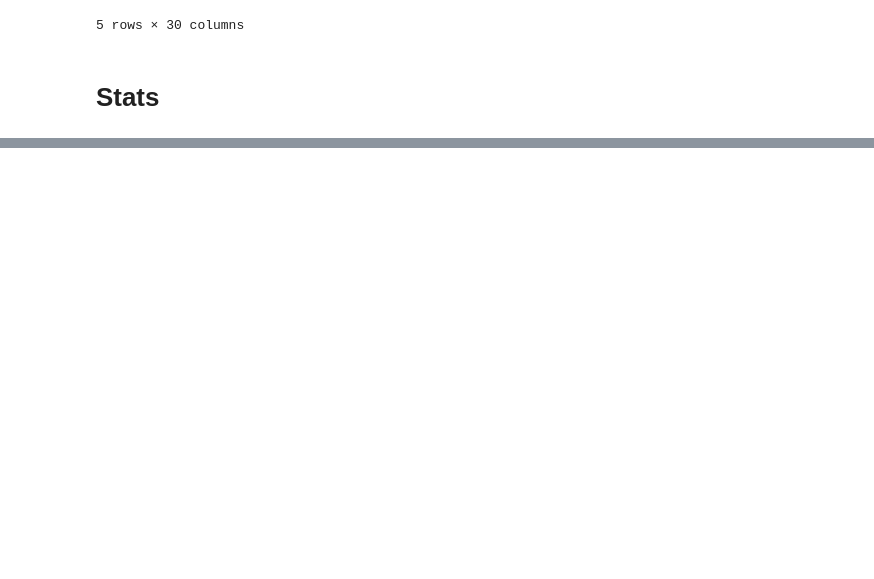
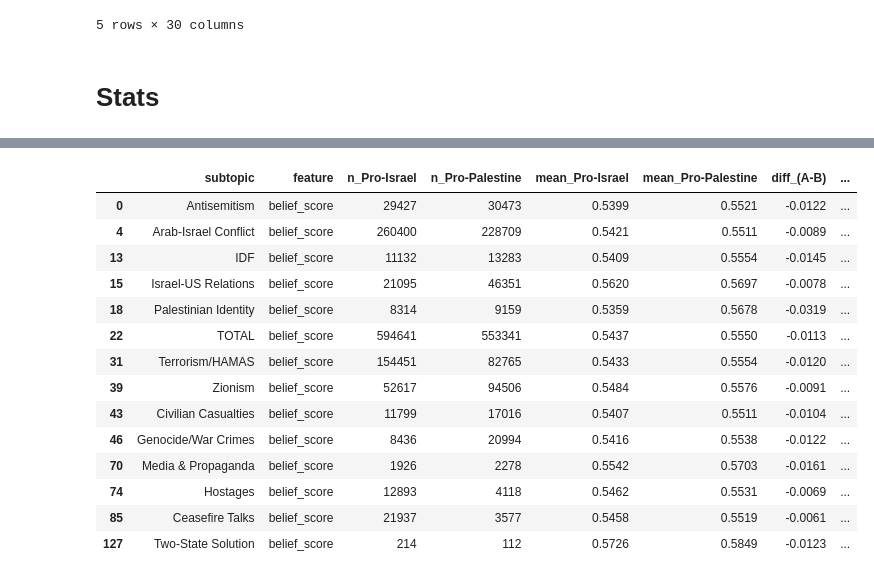
Before and after one commit to shaharoded/Israel-Palestine-War-Reddit-Analysis, a Jupyter notebook: StatisticalSignificance.ipynb, the cells around one changed output, grey strips where cells are left out. Saved outputs shown, nothing was run; the diff lists cells and outputs as text; code cells hidden in the pictures; blank space fills up the shorter version.

```diff
--- a/StatisticalSignificance.ipynb
+++ b/StatisticalSignificance.ipynb
@@ -162,3 +162,21 @@ Welch t-tests (Pro-Israel vs Pro-Palestine) by subtopic (including TOTAL).
 | 151 | IDF | score | 11132 | 13283 | 17.6918 | 18.4567 | -0.7649 | ... |
 | 152 | Two-State Solution | obscene | 214 | 112 | 0.0691 | 0.0684 | 0.0007 | ... |
 | 153 | Two-State Solution | score | 214 | 112 | 29.4206 | 31.0536 | -1.6330 | ... |
+# %%
+pretty[pretty['feature']=='belief_score']
+# %% [output]
+|  | subtopic | feature | n_Pro-Israel | n_Pro-Palestine | mean_Pro-Israel | mean_Pro-Palestine | diff_(A-B) | ... |
+| 0 | Antisemitism | belief_score | 29427 | 30473 | 0.5399 | 0.5521 | -0.0122 | ... |
+| 4 | Arab-Israel Conflict | belief_score | 260400 | 228709 | 0.5421 | 0.5511 | -0.0089 | ... |
+| 13 | IDF | belief_score | 11132 | 13283 | 0.5409 | 0.5554 | -0.0145 | ... |
+| 15 | Israel-US Relations | belief_score | 21095 | 46351 | 0.5620 | 0.5697 | -0.0078 | ... |
+| 18 | Palestinian Identity | belief_score | 8314 | 9159 | 0.5359 | 0.5678 | -0.0319 | ... |
+| 22 | TOTAL | belief_score | 594641 | 553341 | 0.5437 | 0.5550 | -0.0113 | ... |
+| 31 | Terrorism/HAMAS | belief_score | 154451 | 82765 | 0.5433 | 0.5554 | -0.0120 | ... |
+| 39 | Zionism | belief_score | 52617 | 94506 | 0.5484 | 0.5576 | -0.0091 | ... |
+| 43 | Civilian Casualties | belief_score | 11799 | 17016 | 0.5407 | 0.5511 | -0.0104 | ... |
+| 46 | Genocide/War Crimes | belief_score | 8436 | 20994 | 0.5416 | 0.5538 | -0.0122 | ... |
+| 70 | Media & Propaganda | belief_score | 1926 | 2278 | 0.5542 | 0.5703 | -0.0161 | ... |
+| 74 | Hostages | belief_score | 12893 | 4118 | 0.5462 | 0.5531 | -0.0069 | ... |
+| 85 | Ceasefire Talks | belief_score | 21937 | 3577 | 0.5458 | 0.5519 | -0.0061 | ... |
+| 127 | Two-State Solution | belief_score | 214 | 112 | 0.5726 | 0.5849 | -0.0123 | ... |
```
